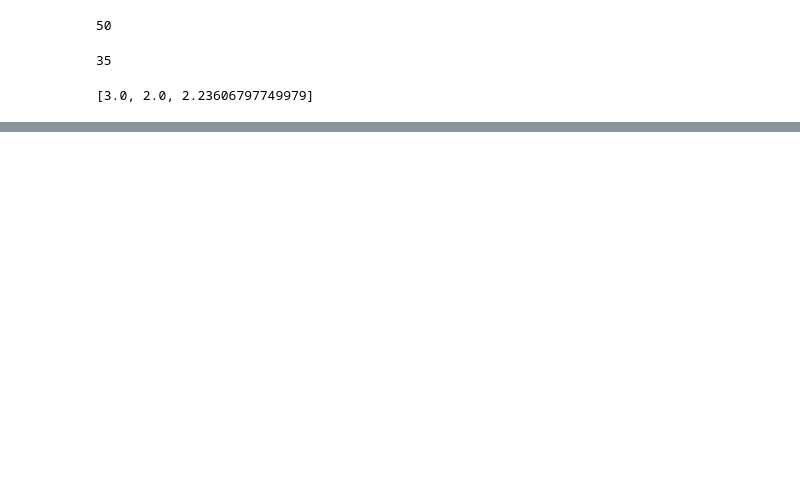
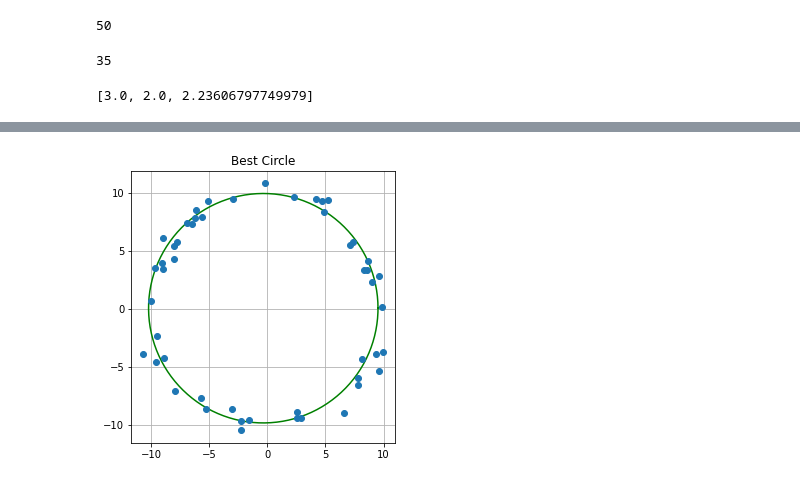
Before and after one commit to ChamithDilshan/EN2550_Image_processing_and_machine_vision, a Jupyter notebook: Assignments/Assignment_2/code.ipynb, the cells around one changed output, grey strips where cells are left out. Saved outputs shown, nothing was run; the diff lists cells and outputs as text; code cells hidden in the pictures; blank space fills up the shorter version.

```diff
--- a/Assignments/Assignment_2/code.ipynb
+++ b/Assignments/Assignment_2/code.ipynb
@@ -119,0 +146,39 @@ print(max_inliers)
+# %%
+total_points = len(ransac_set)
+# %%
+best = []
+max_inliers = 0
+
+for i in range(total_points):
+
+    point1, point2, point3 = random3(total_points)
+    inliers = 0
+
+    center_x, center_y, radius = findCircle(ransac_x[point1],ransac_y[point1],ransac_x[point2],ransac_y[point2],ransac_x[point3],ransac_y[point3])
+
+    for j in range(total_points):
+        d = pointToCircle(center_x,center_y,radius,ransac_x[j],ransac_y[j])
+        if d<1:
+            inliers+=1
+
+    if inliers > max_inliers:
+        best = [point1,point2,point3]
+        max_inliers = inliers
+        best_center_x, best_center_y, best_radius = center_x, center_y, radius
+
+
+theta = np.linspace(0,2*np.pi,360)
+xx , yy = best_center_x + best_radius*np.cos(theta) , best_center_y + best_radius*np.sin(theta)
+
+
+fig = plt.figure(figsize=(5,5))
+ax = fig.add_subplot()
+ax.plot(xx,yy,color='green')
+ax.plot(x,y,'o')
+
+ax.set_aspect('equal')
+ax.grid('on')
+plt.title("Best Circle")
+plt.show()
+# %% [output]
+[figure, added]
```
Also changed, not shown: parts of 5 cells of this notebook.
